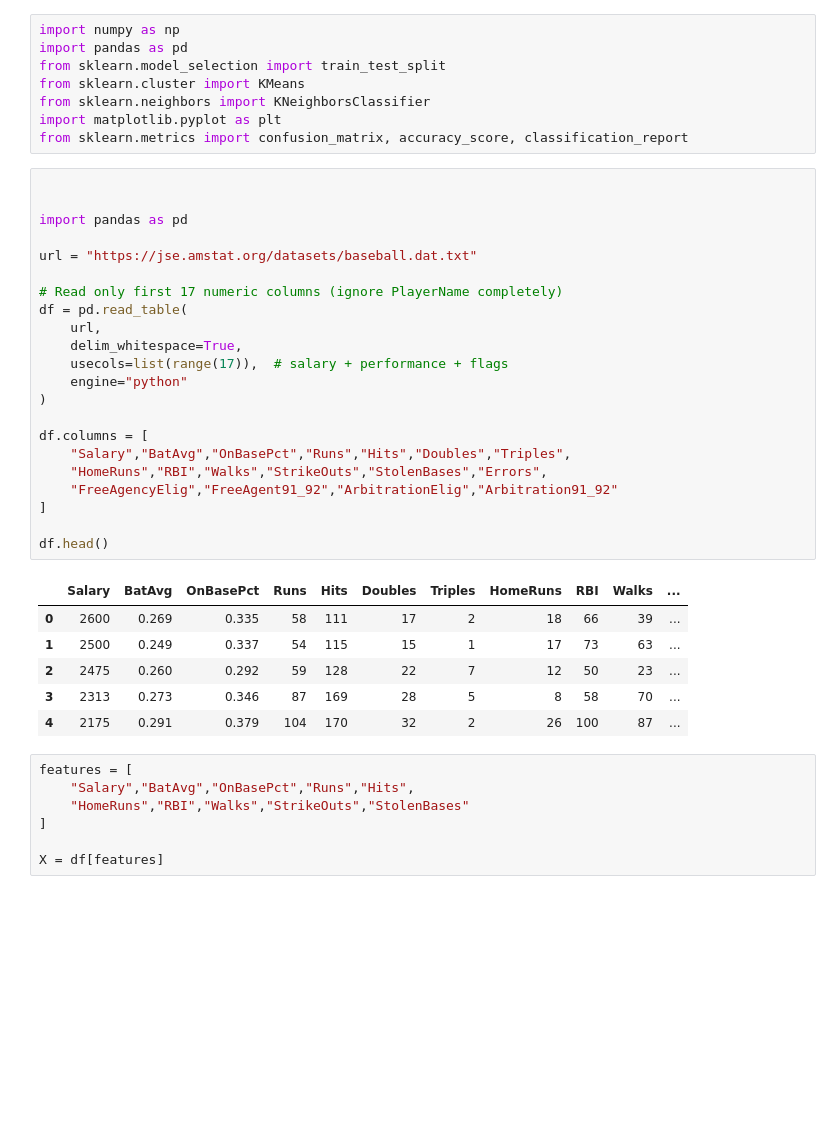
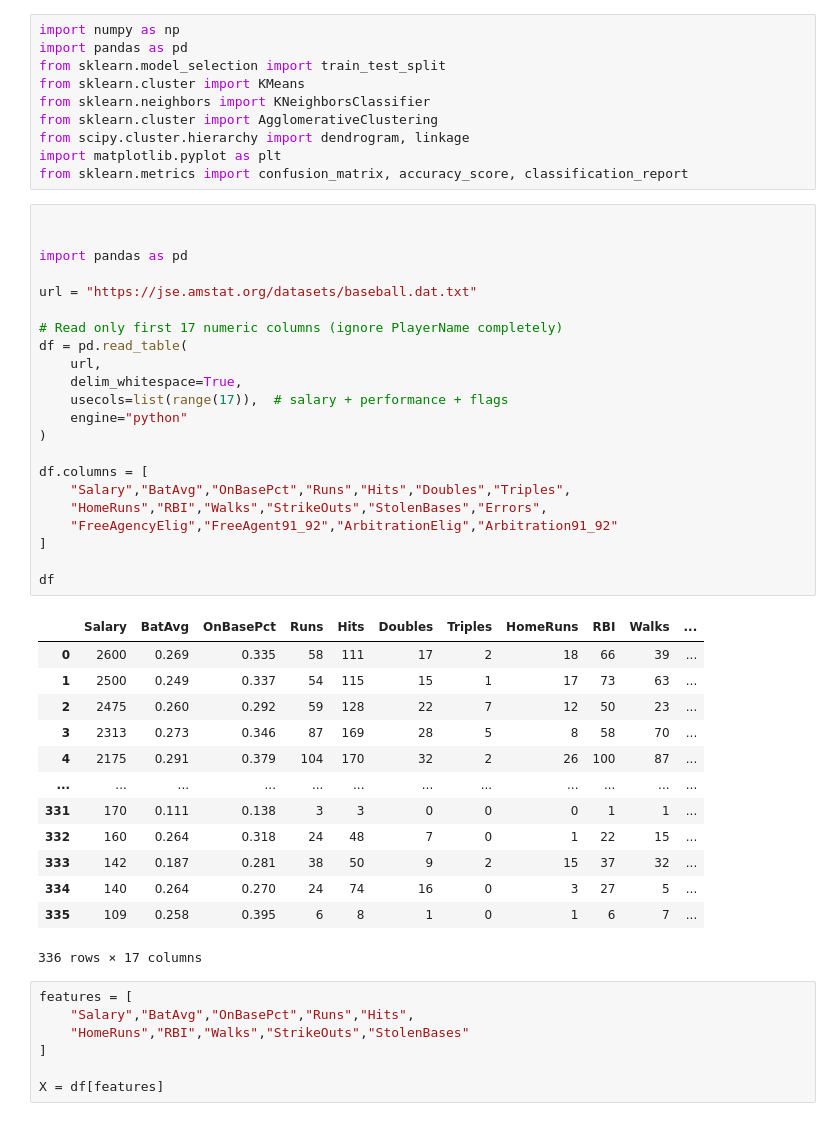
Before and after one commit to harxh1405/100-DAYS-OF-DATA-SCIENCE, a Jupyter notebook: class/kmeansbaseball.ipynb, the cells around one changed output. Saved outputs shown, nothing was run; the diff lists cells and outputs as text; blank space fills up the shorter version.

```diff
--- a/class/kmeansbaseball.ipynb
+++ b/class/kmeansbaseball.ipynb
@@ -4,37 +4,46 @@ import pandas as pd
 from sklearn.model_selection import train_test_split
 from sklearn.cluster import KMeans
 from sklearn.neighbors import KNeighborsClassifier
+from sklearn.cluster import AgglomerativeClustering
+from scipy.cluster.hierarchy import dendrogram, linkage
 import matplotlib.pyplot as plt
 from sklearn.metrics import confusion_matrix, accuracy_score, classification_report
 # %%
 
 
 import pandas as pd
 
 url = "https://jse.amstat.org/datasets/baseball.dat.txt"
 
 # Read only first 17 numeric columns (ignore PlayerName completely)
 df = pd.read_table(
     url,
     delim_whitespace=True,
     usecols=list(range(17)),  # salary + performance + flags
     engine="python"
 )
 
 df.columns = [
     "Salary","BatAvg","OnBasePct","Runs","Hits","Doubles","Triples",
     "HomeRuns","RBI","Walks","StrikeOuts","StolenBases","Errors",
     "FreeAgencyElig","FreeAgent91_92","ArbitrationElig","Arbitration91_92"
 ]
 
-df.head()
+df
 # %% [output]
 |  | Salary | BatAvg | OnBasePct | Runs | Hits | Doubles | Triples | HomeRuns | RBI | Walks | ... |
 | 0 | 2600 | 0.269 | 0.335 | 58 | 111 | 17 | 2 | 18 | 66 | 39 | ... |
 | 1 | 2500 | 0.249 | 0.337 | 54 | 115 | 15 | 1 | 17 | 73 | 63 | ... |
 | 2 | 2475 | 0.260 | 0.292 | 59 | 128 | 22 | 7 | 12 | 50 | 23 | ... |
 | 3 | 2313 | 0.273 | 0.346 | 87 | 169 | 28 | 5 | 8 | 58 | 70 | ... |
 | 4 | 2175 | 0.291 | 0.379 | 104 | 170 | 32 | 2 | 26 | 100 | 87 | ... |
+| ... | ... | ... | ... | ... | ... | ... | ... | ... | ... | ... | ... |
+| 331 | 170 | 0.111 | 0.138 | 3 | 3 | 0 | 0 | 0 | 1 | 1 | ... |
+| 332 | 160 | 0.264 | 0.318 | 24 | 48 | 7 | 0 | 1 | 22 | 15 | ... |
+| 333 | 142 | 0.187 | 0.281 | 38 | 50 | 9 | 2 | 15 | 37 | 32 | ... |
+| 334 | 140 | 0.264 | 0.270 | 24 | 74 | 16 | 0 | 3 | 27 | 5 | ... |
+| 335 | 109 | 0.258 | 0.395 | 6 | 8 | 1 | 0 | 1 | 6 | 7 | ... |
+336 rows × 17 columns
 # %%
 features = [
     "Salary","BatAvg","OnBasePct","Runs","Hits",
```
Also changed, not shown: parts of 10 cells of this notebook, 1 other file.
